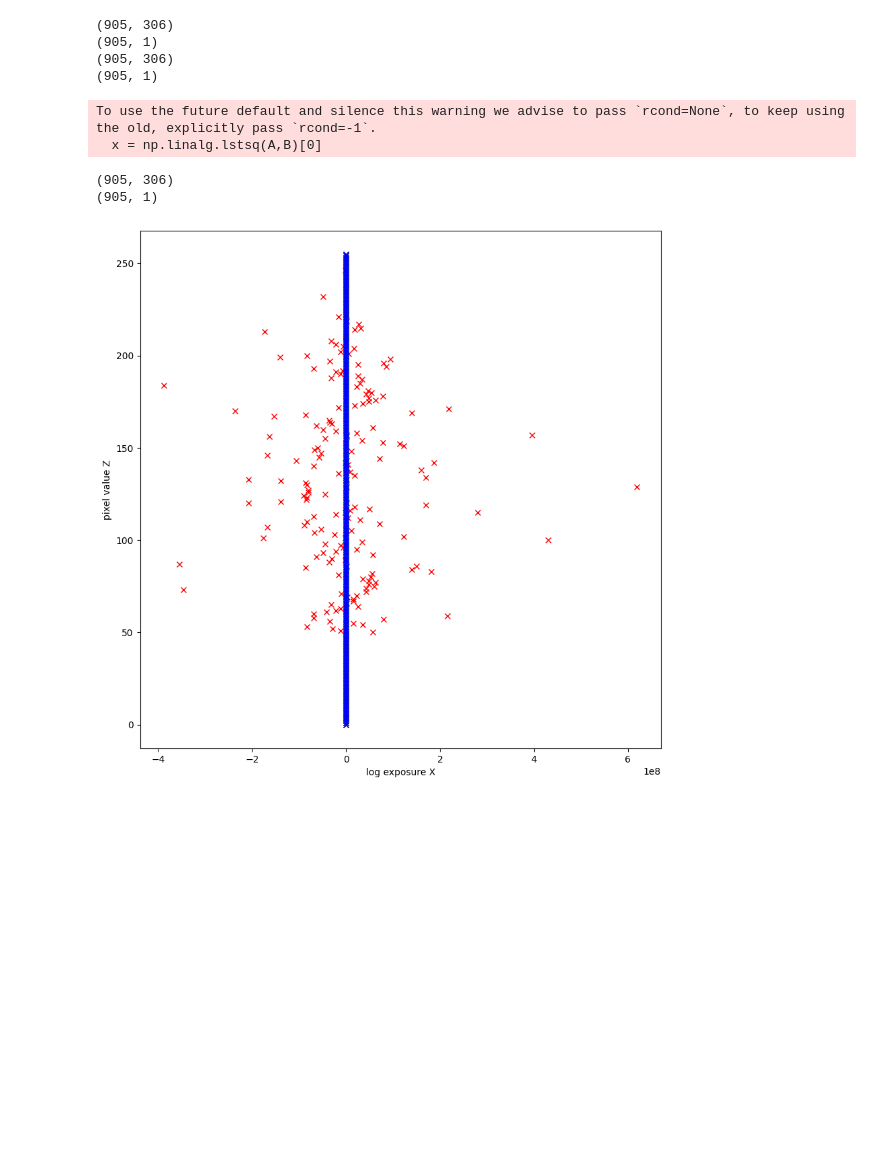
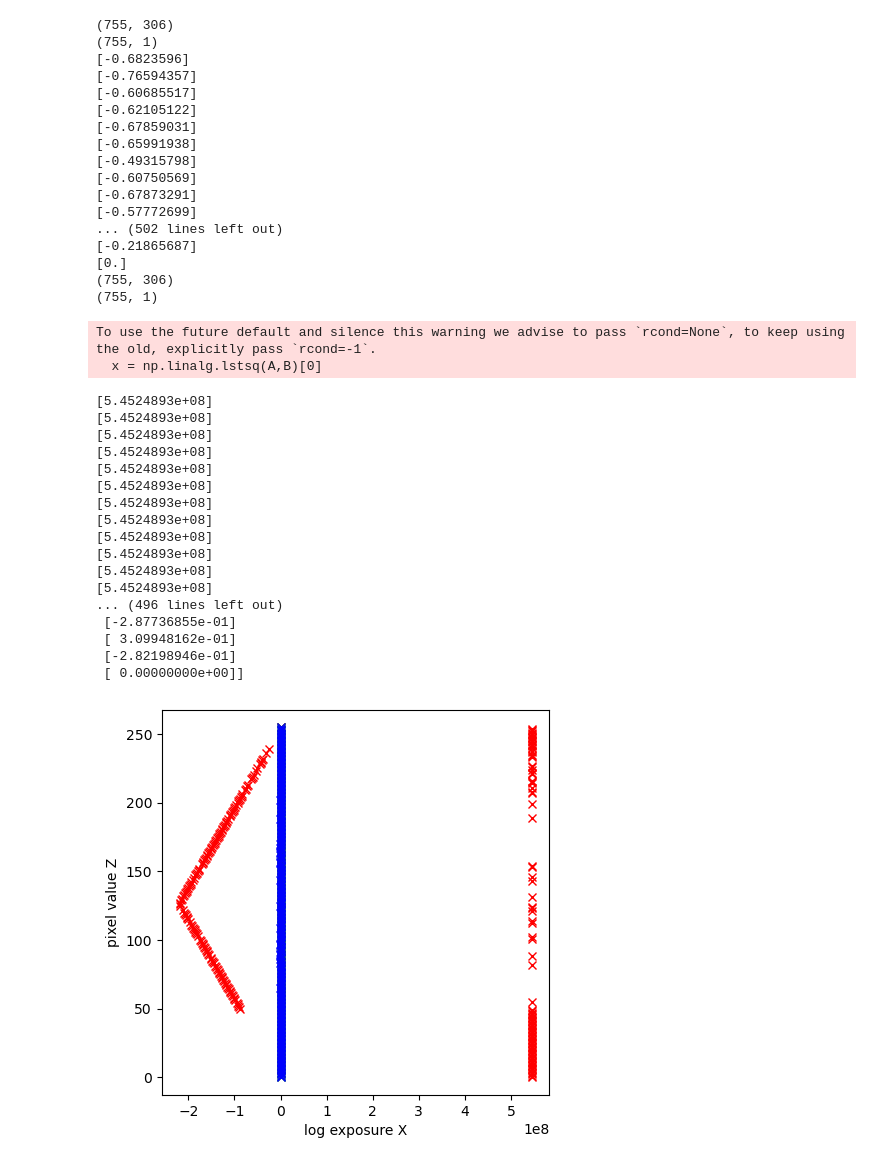
Before and after one commit to HarryProgramming/digital-VFX, a Jupyter notebook: hw1/main.ipynb, the cells around one changed output. Saved outputs shown, nothing was run; the diff lists cells and outputs as text; code cells hidden in the pictures; blank space fills up the shorter version.

Commit message:
work images input

```diff
--- a/hw1/main.ipynb
+++ b/hw1/main.ipynb
@@ -124,37 +124,67 @@ def solve_respond_curve(z,lgT,lam,w):
     return g, lE
 # %%
 if __name__ == '__main__':
-    folder = "testing_image" # for now
+    folder = "work_image" # for now
     images = load_images(folder)
     images = np.array(images)
     #aligned_images = np.array(align_images(images, 3))
     num_samples = 50 # for now
 
     z0 = sample_pixels(images[:,:,:,0], num_samples)
     z1 = sample_pixels(images[:,:,:,1], num_samples)
     z2 = sample_pixels(images[:,:,:,2], num_samples)
 
-    exposure_times = [8, 4, 2, 1, 1/2, 1/4, 1/8, 1/16, 1/32, 1/64, 1/128, 1/256, 1/512] # for now
+    exposure_times = [1, 1/1.6, 1/2.5, 1/4, 1/6, 1/10, 1/15, 1/25, 1/40, 1/50] # for now
     lambda_ = 50 # for now
     w = [value if value <= 0.5*255 else 255-value for value in range(256)]
 
     gB, _ = solve_respond_curve(z0, exposure_times, lambda_, w)
     gG, _ = solve_respond_curve(z1, exposure_times, lambda_, w)
     gR, _ = solve_respond_curve(z2, exposure_times, lambda_, w)
 
-    plt.figure(figsize=(10, 10))
+
+
+    plt.figure(figsize=(5, 5))
     plt.plot(gR, range(256), 'rx')
     plt.plot(gG, range(256), 'gx')
     plt.plot(gB, range(256), 'bx')
     plt.ylabel('pixel value Z')
     plt.xlabel('log exposure X')
 # %% [output]
-(905, 306)
-(905, 1)
-(905, 306)
-(905, 1)
+(755, 306)
+(755, 1)
+[-0.6823596]
+[-0.76594357]
+[-0.60685517]
+[-0.62105122]
+[-0.67859031]
+[-0.65991938]
+[-0.49315798]
+[-0.60750569]
+[-0.67873291]
+[-0.57772699]
+... (502 lines left out)
+[-0.21865687]
+[0.]
+(755, 306)
+(755, 1)
 To use the future default and silence this warning we advise to pass `rcond=None`, to keep using the old, explicitly pass `rcond=-1`.
   x = np.linalg.lstsq(A,B)[0]
-(905, 306)
-(905, 1)
+[5.4524893e+08]
+[5.4524893e+08]
+[5.4524893e+08]
+[5.4524893e+08]
+[5.4524893e+08]
+[5.4524893e+08]
+[5.4524893e+08]
+[5.4524893e+08]
+[5.4524893e+08]
+[5.4524893e+08]
+[5.4524893e+08]
+[5.4524893e+08]
+... (496 lines left out)
+ [-2.87736855e-01]
+ [ 3.09948162e-01]
+ [-2.82198946e-01]
+ [ 0.00000000e+00]]
-[figure, old version]
+[figure, new version]
```
Also changed, not shown: 13 other files.
